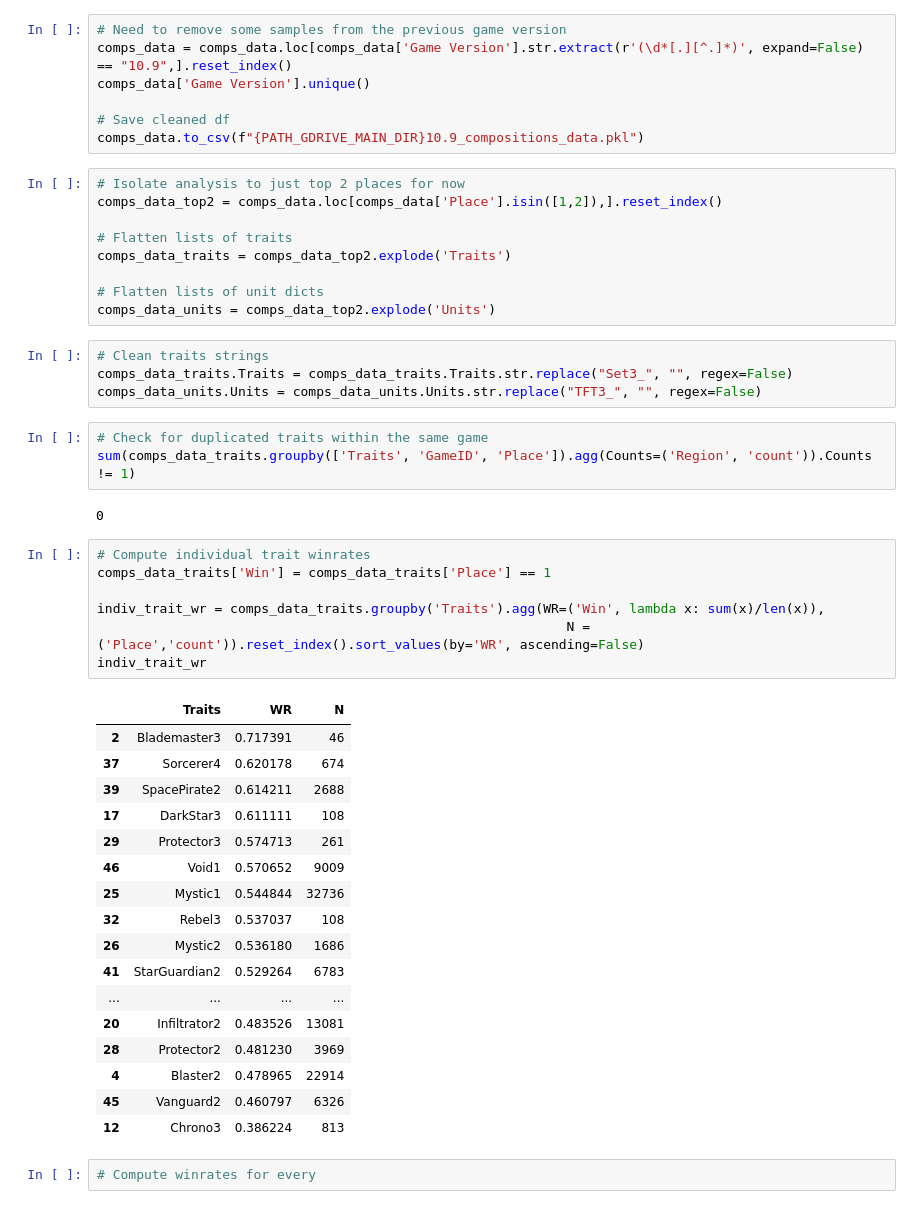
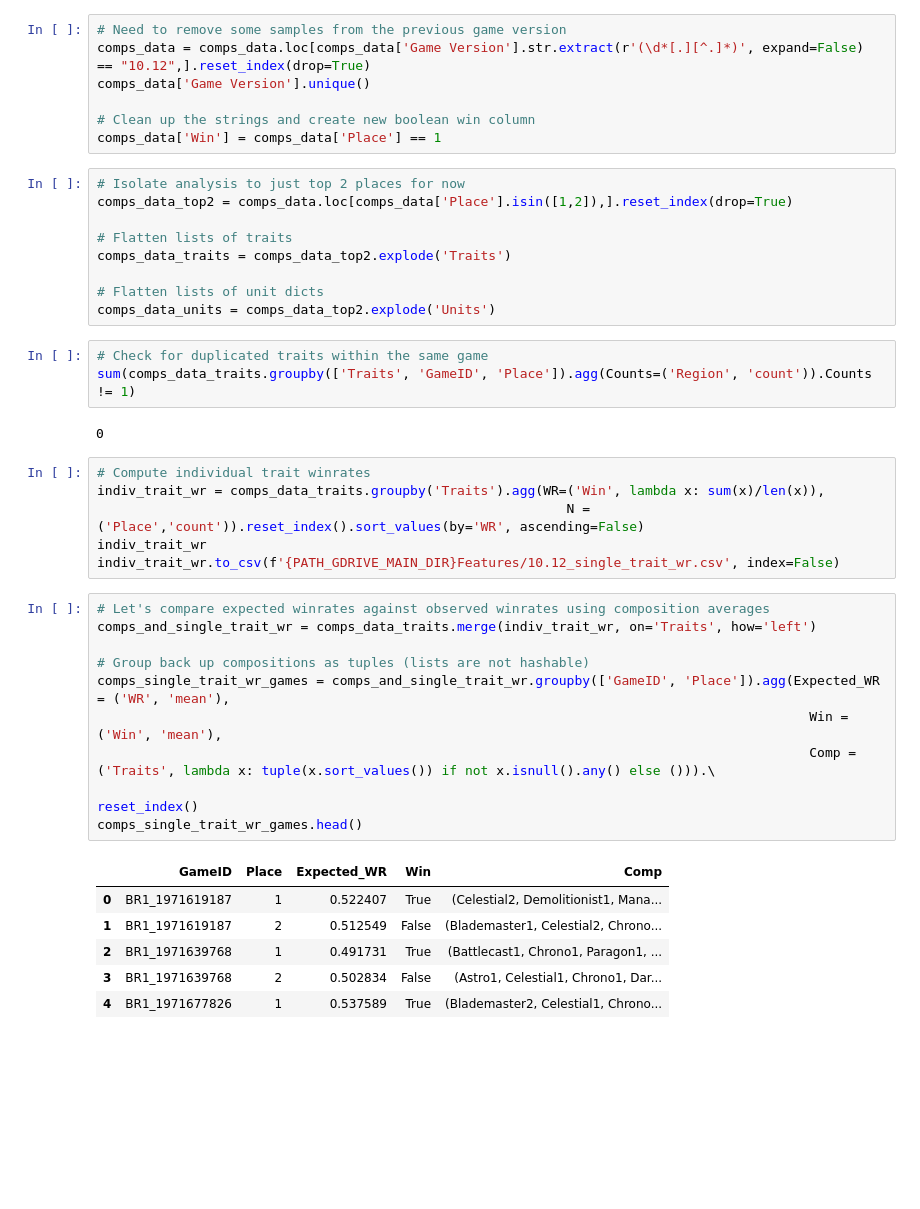
Before and after one commit to factoryofthesun/TFT-API-Stats, a Jupyter notebook: data_exploration.ipynb, the cells around one changed output. Saved outputs shown, nothing was run; the diff lists cells and outputs as text; blank space fills up the shorter version.

```diff
--- a/data_exploration.ipynb
+++ b/data_exploration.ipynb
@@ -26,23 +26,19 @@ comps_data.head()
 # %%
 # Need to remove some samples from the previous game version
-comps_data = comps_data.loc[comps_data['Game Version'].str.extract(r'(\d*[.][^.]*)', expand=False) == "10.9",].reset_index()
+comps_data = comps_data.loc[comps_data['Game Version'].str.extract(r'(\d*[.][^.]*)', expand=False) == "10.12",].reset_index(drop=True)
 comps_data['Game Version'].unique()
 
-# Save cleaned df
-comps_data.to_csv(f"{PATH_GDRIVE_MAIN_DIR}10.9_compositions_data.pkl")
+# Clean up the strings and create new boolean win column
+comps_data['Win'] = comps_data['Place'] == 1
 # %%
 # Isolate analysis to just top 2 places for now
-comps_data_top2 = comps_data.loc[comps_data['Place'].isin([1,2]),].reset_index()
+comps_data_top2 = comps_data.loc[comps_data['Place'].isin([1,2]),].reset_index(drop=True)
 
 # Flatten lists of traits
 comps_data_traits = comps_data_top2.explode('Traits')
 
 # Flatten lists of unit dicts
 comps_data_units = comps_data_top2.explode('Units')
-# %%
-# Clean traits strings
-comps_data_traits.Traits = comps_data_traits.Traits.str.replace("Set3_", "", regex=False)
-comps_data_units.Units = comps_data_units.Units.str.replace("TFT3_", "", regex=False)
 # %%
 # Check for duplicated traits within the same game
 sum(comps_data_traits.groupby(['Traits', 'GameID', 'Place']).agg(Counts=('Region', 'count')).Counts != 1)
@@ -50,28 +46,24 @@ sum(comps_data_traits.groupby(['Traits', 'GameID', 'Place']).agg(Counts=('Region
 0
 # %%
 # Compute individual trait winrates
-comps_data_traits['Win'] = comps_data_traits['Place'] == 1
-
 indiv_trait_wr = comps_data_traits.groupby('Traits').agg(WR=('Win', lambda x: sum(x)/len(x)),
                                                             N = ('Place','count')).reset_index().sort_values(by='WR', ascending=False)
 indiv_trait_wr
+indiv_trait_wr.to_csv(f'{PATH_GDRIVE_MAIN_DIR}Features/10.12_single_trait_wr.csv', index=False)
-# %% [output]
-|  | Traits | WR | N |
-| 2 | Blademaster3 | 0.717391 | 46 |
-| 37 | Sorcerer4 | 0.620178 | 674 |
-| 39 | SpacePirate2 | 0.614211 | 2688 |
-| 17 | DarkStar3 | 0.611111 | 108 |
-| 29 | Protector3 | 0.574713 | 261 |
-| 46 | Void1 | 0.570652 | 9009 |
-| 25 | Mystic1 | 0.544844 | 32736 |
-| 32 | Rebel3 | 0.537037 | 108 |
-| 26 | Mystic2 | 0.536180 | 1686 |
-| 41 | StarGuardian2 | 0.529264 | 6783 |
-| ... | ... | ... | ... |
-| 20 | Infiltrator2 | 0.483526 | 13081 |
-| 28 | Protector2 | 0.481230 | 3969 |
-| 4 | Blaster2 | 0.478965 | 22914 |
-| 45 | Vanguard2 | 0.460797 | 6326 |
-| 12 | Chrono3 | 0.386224 | 813 |
-# %%
-# Compute winrates for every
+# %%
+# Let's compare expected winrates against observed winrates using composition averages
+comps_and_single_trait_wr = comps_data_traits.merge(indiv_trait_wr, on='Traits', how='left')
+
+# Group back up compositions as tuples (lists are not hashable)
+comps_single_trait_wr_games = comps_and_single_trait_wr.groupby(['GameID', 'Place']).agg(Expected_WR = ('WR', 'mean'),
+                                                                                           Win = ('Win', 'mean'),
+                                                                                           Comp = ('Traits', lambda x: tuple(x.sort_values()) if not x.isnull().any() else ())).\
+                                                                                           reset_index()
+comps_single_trait_wr_games.head()
+# %% [output]
+|  | GameID | Place | Expected_WR | Win | Comp |
+| 0 | BR1_1971619187 | 1 | 0.522407 | True | (Celestial2, Demolitionist1, Mana... |
+| 1 | BR1_1971619187 | 2 | 0.512549 | False | (Blademaster1, Celestial2, Chrono... |
+| 2 | BR1_1971639768 | 1 | 0.491731 | True | (Battlecast1, Chrono1, Paragon1, ... |
+| 3 | BR1_1971639768 | 2 | 0.502834 | False | (Astro1, Celestial1, Chrono1, Dar... |
+| 4 | BR1_1971677826 | 1 | 0.537589 | True | (Blademaster2, Celestial1, Chrono... |
```
Also changed, not shown: parts of 13 cells of this notebook, 3 other files.
